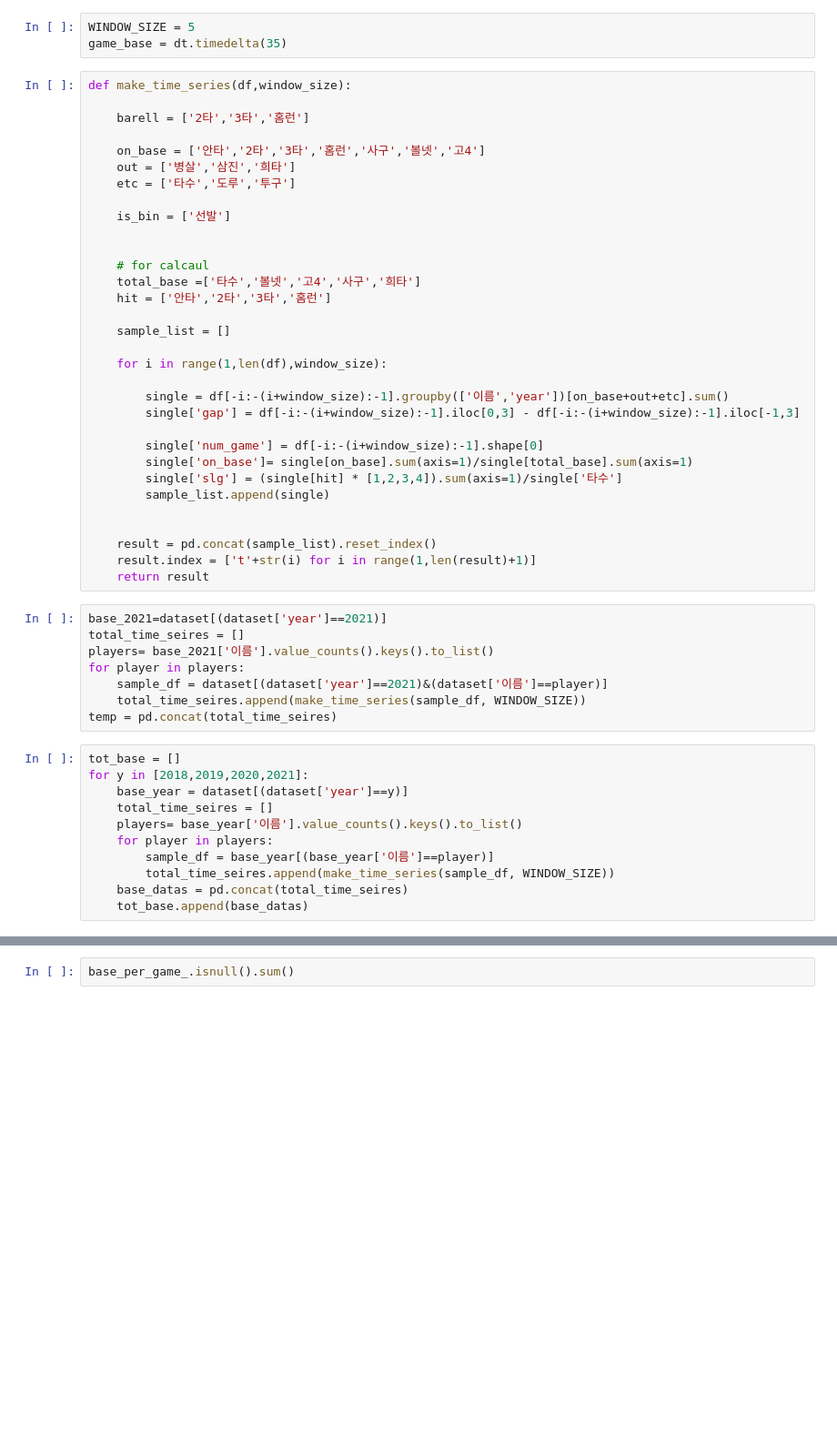
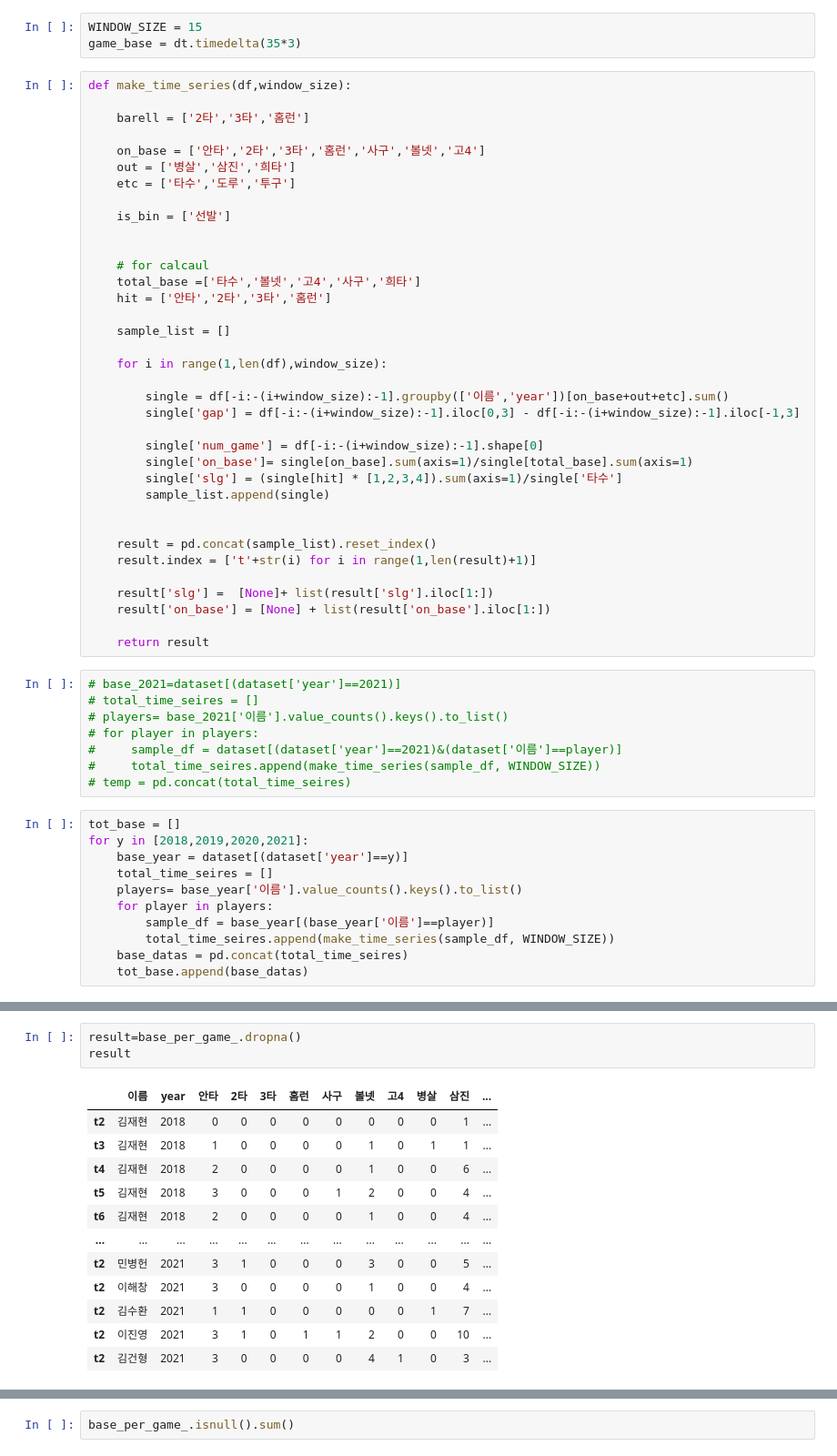
Before and after one commit to codenavy94/DAdejus_bigcon_2021, a Jupyter notebook: preprocess/preprocess_baseball.ipynb, the cells around one changed output, grey strips where cells are left out. Shown at 91% size. Saved outputs shown, nothing was run; the diff lists cells and outputs as text; blank space fills up the shorter version.

Commit message:
add dataset with windowsize 15

```diff
--- a/preprocess/preprocess_baseball.ipynb
+++ b/preprocess/preprocess_baseball.ipynb
@@ -133,8 +133,8 @@ dataset
 # %%
 #dataset.to_csv(os.path.join(dpath, 'feature_baseball.csv'),index=False)
 # %%
-WINDOW_SIZE = 5
-game_base = dt.timedelta(35)
+WINDOW_SIZE = 15
+game_base = dt.timedelta(35*3)
 # %%
 def make_time_series(df,window_size):
 
@@ -166,15 +166,19 @@ def make_time_series(df,window_size):
 
     result = pd.concat(sample_list).reset_index()
     result.index = ['t'+str(i) for i in range(1,len(result)+1)]
+
+    result['slg'] =  [None]+ list(result['slg'].iloc[1:])
+    result['on_base'] = [None] + list(result['on_base'].iloc[1:])
+
     return result
 # %%
-base_2021=dataset[(dataset['year']==2021)]
-total_time_seires = []
-players= base_2021['이름'].value_counts().keys().to_list()
-for player in players:
-    sample_df = dataset[(dataset['year']==2021)&(dataset['이름']==player)]
-    total_time_seires.append(make_time_series(sample_df, WINDOW_SIZE))
-temp = pd.concat(total_time_seires)
+# base_2021=dataset[(dataset['year']==2021)]
+# total_time_seires = []
+# players= base_2021['이름'].value_counts().keys().to_list()
+# for player in players:
+#     sample_df = dataset[(dataset['year']==2021)&(dataset['이름']==player)]
+#     total_time_seires.append(make_time_series(sample_df, WINDOW_SIZE))
+# temp = pd.concat(total_time_seires)
 # %%
 tot_base = []
 for y in [2018,2019,2020,2021]:
@@ -200,0 +206,16 @@ See the caveats in the documentation: https://pandas.pydata.org/pandas-docs/stab
+# %%
+result=base_per_game_.dropna()
+result
+# %% [output]
+|  | 이름 | year | 안타 | 2타 | 3타 | 홈런 | 사구 | 볼넷 | 고4 | 병살 | 삼진 | ... |
+| t2 | 김재현 | 2018 | 0 | 0 | 0 | 0 | 0 | 0 | 0 | 0 | 1 | ... |
+| t3 | 김재현 | 2018 | 1 | 0 | 0 | 0 | 0 | 1 | 0 | 1 | 1 | ... |
+| t4 | 김재현 | 2018 | 2 | 0 | 0 | 0 | 0 | 1 | 0 | 0 | 6 | ... |
+| t5 | 김재현 | 2018 | 3 | 0 | 0 | 0 | 1 | 2 | 0 | 0 | 4 | ... |
+| t6 | 김재현 | 2018 | 2 | 0 | 0 | 0 | 0 | 1 | 0 | 0 | 4 | ... |
+| ... | ... | ... | ... | ... | ... | ... | ... | ... | ... | ... | ... | ... |
+| t2 | 민병헌 | 2021 | 3 | 1 | 0 | 0 | 0 | 3 | 0 | 0 | 5 | ... |
+| t2 | 이해창 | 2021 | 3 | 0 | 0 | 0 | 0 | 1 | 0 | 0 | 4 | ... |
+| t2 | 김수환 | 2021 | 1 | 1 | 0 | 0 | 0 | 0 | 0 | 1 | 7 | ... |
+| t2 | 이진영 | 2021 | 3 | 1 | 0 | 1 | 1 | 2 | 0 | 0 | 10 | ... |
+| t2 | 김건형 | 2021 | 3 | 0 | 0 | 0 | 0 | 4 | 1 | 0 | 3 | ... |
```
Also changed, not shown: parts of 8 cells of this notebook, 1 other file.
